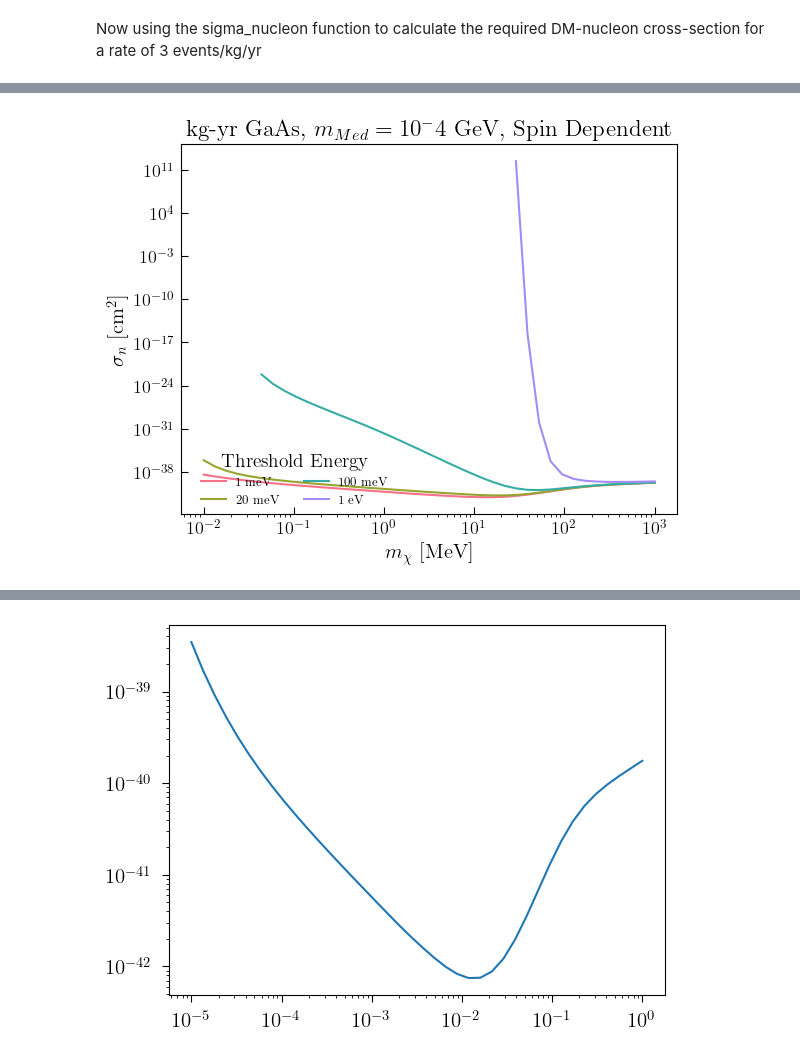
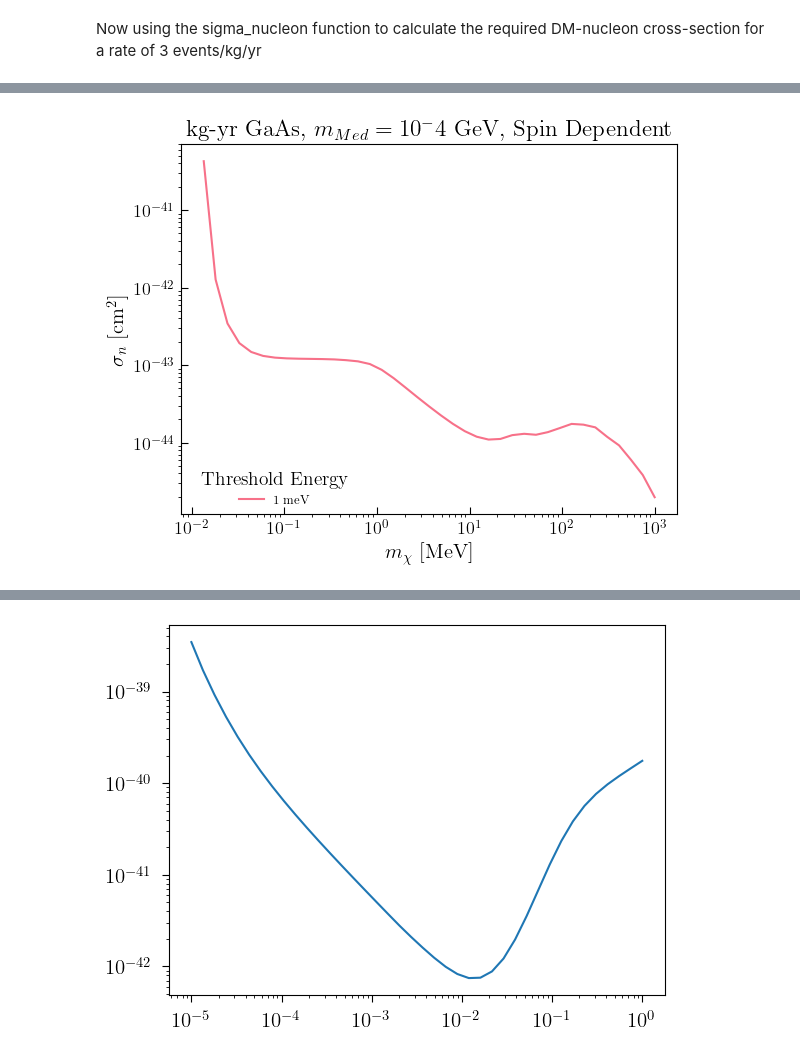
Before and after one commit to bethany-suter/DarkELF-bsuter, a Jupyter notebook: examples/darkelf_multiphonons_spin_dependent.ipynb, the cells around one changed output, grey strips where cells are left out. Saved outputs shown, nothing was run; the diff lists cells and outputs as text; code cells hidden in the pictures.

```diff
--- a/examples/darkelf_multiphonons_spin_dependent.ipynb
+++ b/examples/darkelf_multiphonons_spin_dependent.ipynb
@@ -90,0 +129,16 @@ Loaded C:\Users\betha\DarkELF bsuter\examples/..\darkelf/../data/GaAs/As_Fn.dat
+# %%
+fd = np.tile(gaas.Avec,(npoints, 1)).T*np.sqrt(gaas.debye_waller(qrange)).T
+
+formfactorsquared = gaas.Fmed_nucleus(qrange)**2
+
+otherpart = np.array([np.zeros(npoints) for i in range(len(gaas.atoms))])
+for i in range(len(gaas.atoms)):
+    for n in range(1, len(gaas.phonon_Fn[i])):
+        # Debye-Waller included in f_d
+        qpart = qrange**(2*n + 1)
+        # !TL - included multiplicity factor here!
+        otherpart[i] += gaas.Amult[i] * (1/(2*gaas.Avec[i]*gaas.mp))**n * qpart * gaas.Fn_interpolations[i][n](omega)
+
+# add contributions from all atoms
+dR_domega_dq = np.sum(fd**2*otherpart, axis = 0)*formfactorsquared*gaas.etav((qrange/(2*gaas.mX)) + omega/qrange)
+print(dR_domega_dq)
@@ -90,0 +168,12 @@ Loaded C:\Users\betha\DarkELF bsuter\examples/..\darkelf/../data/GaAs/As_Fn.dat
+# %%
+d=1
+print(gaas.C_ld(qrange, omega, d))
+
+otherpart = np.array([np.zeros(npoints) for i in range(len(gaas.atoms))])
+for i in range(len(gaas.atoms)):
+    for n in range(1, len(gaas.phonon_Fn[i])):
+        # Debye-Waller included in f_d
+        qpart = qrange**(2*n) * gaas.debye_waller(qrange).T[i]
+        # !TL - included multiplicity factor here!
+        otherpart[i] += gaas.Amult[i] * (1/(2*gaas.Avec[i]*gaas.mp))**n * qpart * gaas.Fn_interpolations[i][n](omega)
+print(otherpart[1])
@@ -112,10 +255,10 @@ for i, mass in enumerate(mdm):
     gaas.update_params(mX = mass, mMed = 1e5) # update the DM mass
     if (i % 5) == 0:
         start = time.time()
-    reaches1[i] = gaas.sigma_multiphonons_spin_dependent(threshold=1e-3, scalar_dm=True)
-    reaches2[i] = gaas.sigma_multiphonons_spin_dependent(threshold=20e-3, scalar_dm=True)
-    reaches3[i] = gaas.sigma_multiphonons_spin_dependent(threshold=1e-1, scalar_dm=True)
-    reaches4[i] = gaas.sigma_multiphonons_spin_dependent(threshold=1, scalar_dm=True)
+    reaches1[i] = gaas.sigma_multiphonons_SI(threshold=1e-3)
+#     reaches2[i] = gaas.sigma_multiphonons_spin_dependent(threshold=20e-3, scalar_dm=True)
+#     reaches3[i] = gaas.sigma_multiphonons_spin_dependent(threshold=1e-1, scalar_dm=True)
+#     reaches4[i] = gaas.sigma_multiphonons_spin_dependent(threshold=1, scalar_dm=True)
 
     if (i % 5) == 4:
         end = time.time()
@@ -128,9 +271,9 @@ fig, ax = plt.subplots()
 
 
 ax.plot(mdm/1e6, reaches1, label='$1$ meV', color=colors[0])
-ax.plot(mdm/1e6, reaches2, label='$20$ meV', color=colors[1])
-ax.plot(mdm/1e6, reaches3, label='$100$ meV', color=colors[2])
-ax.plot(mdm/1e6, reaches4, label='$1$ eV', color=colors[3])
+# ax.plot(mdm/1e6, reaches2, label='$20$ meV', color=colors[1])
+# ax.plot(mdm/1e6, reaches3, label='$100$ meV', color=colors[2])
+# ax.plot(mdm/1e6, reaches4, label='$1$ eV', color=colors[3])
 
 
 ax.set_xscale('log')
@@ -166,2 +309,2 @@ Points 35 to 39 took 256.1709933280945 seconds to calculate
-[figure, old version]
+[figure, new version]
 # %%
```
Also changed, not shown: parts of 11 cells of this notebook, 4 other files.
